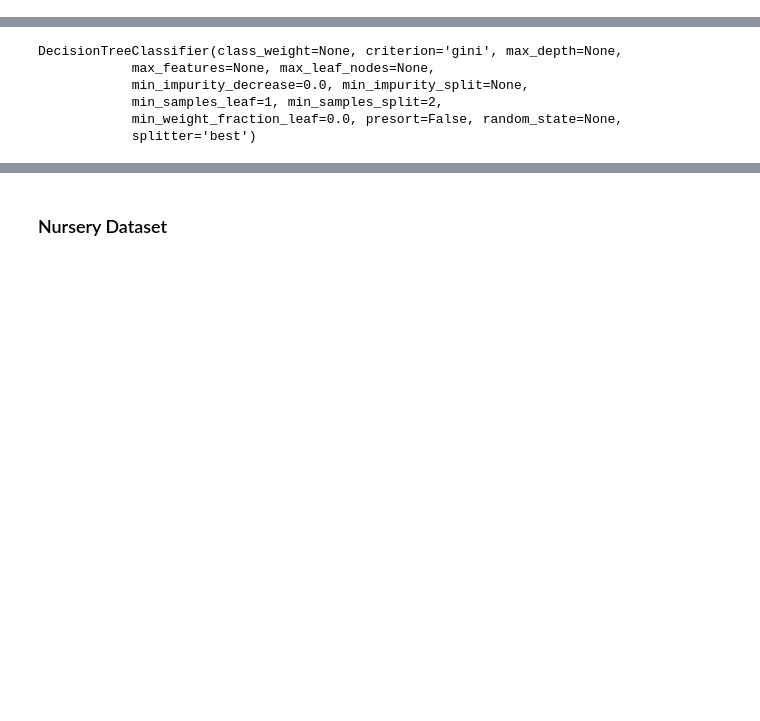
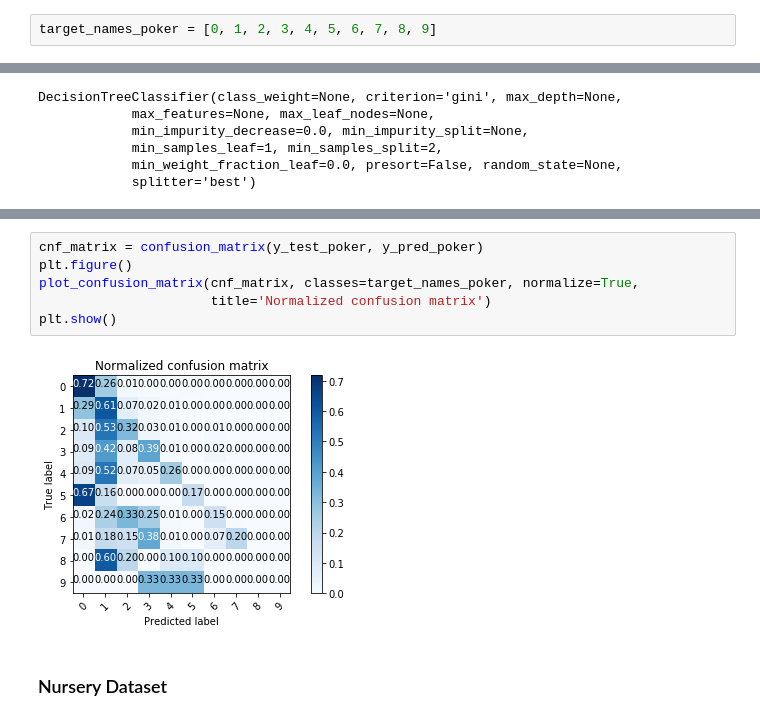
Before and after one commit to thkaridis/KnnNoiseExperiments, a Jupyter notebook: DecisionTrees.ipynb, the cells around one changed output, grey strips where cells are left out. Drawn from its saved outputs; the diff is of its cells as text; blank space fills up the shorter version.

```diff
--- a/DecisionTrees.ipynb
+++ b/DecisionTrees.ipynb
@@ -119,6 +162,8 @@ Accuracy score - Mushroom dataset:
 ### Poker Dataset
 # %%
 poker = pd.read_csv("poker.csv")
+# %%
+target_names_poker = [0, 1, 2, 3, 4, 5, 6, 7, 8, 9]
 # %%
 features_poker = list(poker.columns[:10])
 print("poker features:", features_poker, sep="\n")
@@ -173,3 +218,11 @@ Accuracy score - Poker dataset:
+# %%
+cnf_matrix = confusion_matrix(y_test_poker, y_pred_poker)
+plt.figure()
+plot_confusion_matrix(cnf_matrix, classes=target_names_poker, normalize=True,
+                      title='Normalized confusion matrix')
+plt.show()
+# %% [output]
+[figure, added]
 # %% [markdown]
 ### Nursery Dataset
 # %%
```
Also changed, not shown: parts of 12 cells of this notebook, 1 other file.
